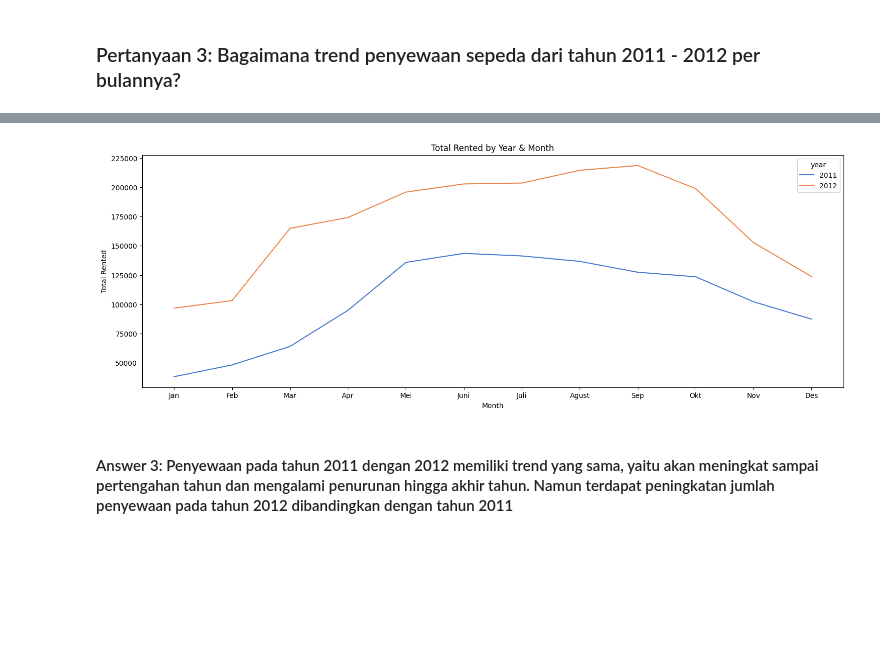
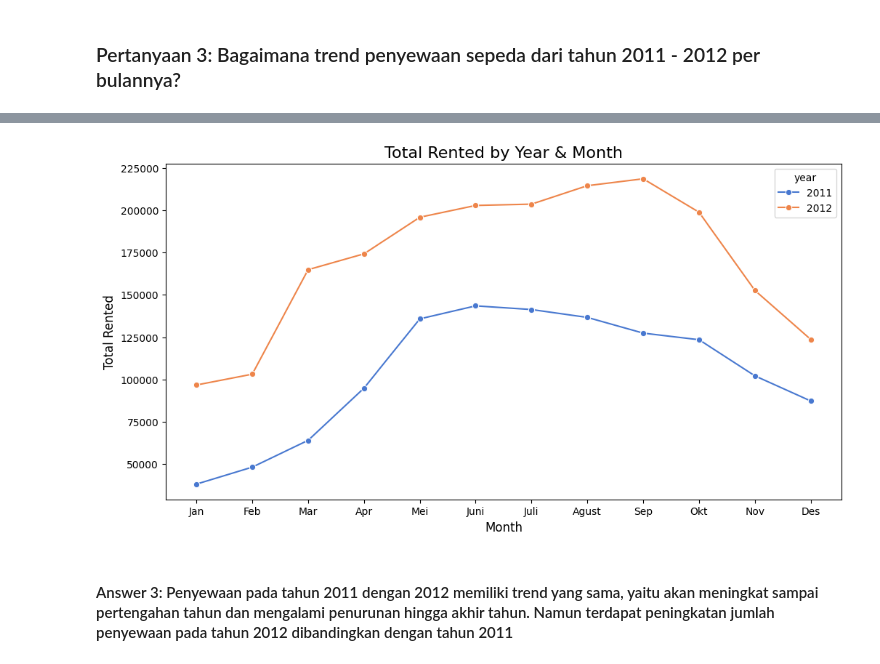
Before and after one commit to Dvaalmeyda/submission-proyek-analisis-data, a Jupyter notebook: Proyek_Analisis_Data.ipynb, the cells around one changed output, grey strips where cells are left out. Drawn from its saved outputs; the diff is of its cells as text; code cells hidden in the pictures; blank space fills up the shorter version.

```diff
--- a/Proyek_Analisis_Data.ipynb
+++ b/Proyek_Analisis_Data.ipynb
@@ -457,18 +512,15 @@ plt.show()
 # %%
-# SUM of Total_rented by year & month
-year_month_total_rented = bike_rent_df.groupby(['year', 'month'])['total_rented'].sum().reset_index()
-year_month_total_rented['month'] = pd.Categorical(year_month_total_rented['month'], categories=month_order, ordered=True)
+# Viz
+plt.figure(figsize=(12, 6))
+sns.lineplot(data=year_month_total_rented, x='month', y='total_rented',
+             hue='year', palette='muted', marker='o')
 
-# Viz
-plt.figure(figsize=(18, 6))
-sns.lineplot(data=year_month_total_rented, x='month', y='total_rented', hue='year', palette='muted')
-
-plt.title('Total Rented by Year & Month')
-plt.ylabel('Total Rented')
-plt.xlabel('Month')
+plt.title('Total Rented by Year & Month', fontsize=16)
+plt.ylabel('Total Rented', fontsize=12)
+plt.xlabel('Month', fontsize=12)
 plt.show()
 # %% [output]
-[figure, old version]
+[figure, new version]
 # %% [markdown]
 #### Answer 3: Penyewaan pada tahun 2011 dengan 2012 memiliki trend yang sama, yaitu akan meningkat sampai pertengahan tahun dan mengalami penurunan hingga akhir tahun. Namun terdapat peningkatan jumlah penyewaan pada tahun 2012 dibandingkan dengan tahun 2011
 # %% [markdown]
```
Also changed, not shown: parts of 9 cells of this notebook.
